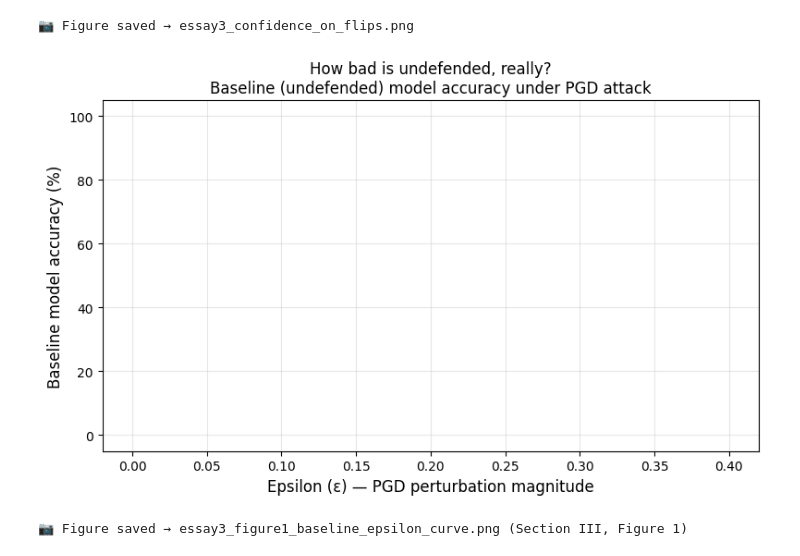
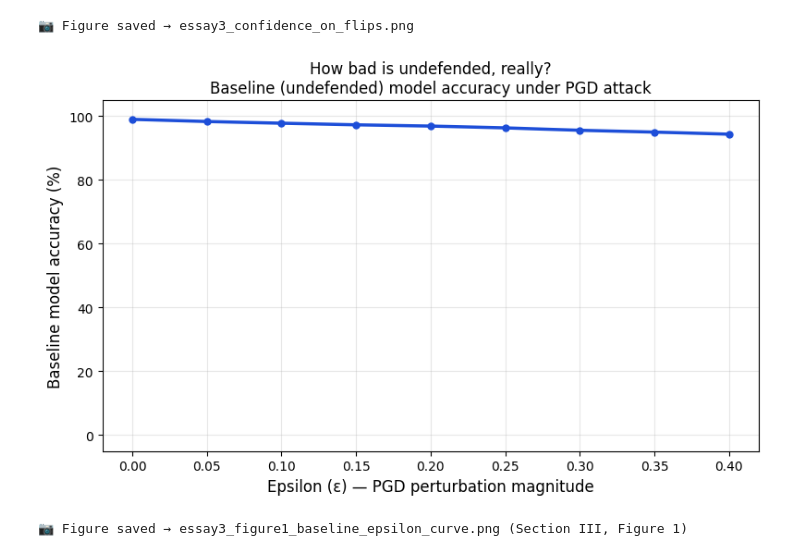
Before and after one commit to Maee127/Adversarial-Notebooks, a Jupyter notebook: #3/Note02_Adversarial_Training_PGD.ipynb, the cells around one changed output. Drawn from its saved outputs; the diff is of its cells as text; code cells hidden in the pictures.

```diff
--- a/#3/Note02_Adversarial_Training_PGD.ipynb
+++ b/#3/Note02_Adversarial_Training_PGD.ipynb
@@ -488,30 +492,10 @@ print(f"   Under PGD (ε=0.3): {pgd_acc_fgsm:.2f}%")
 import matplotlib.pyplot as plt
 import numpy as np
 
-# Get baseline results (assuming you have these from earlier parts)
-# If not, you may need to compute them or load from saved results
-# baseline_clean_acc = 98.5  # Replace with actual baseline clean accuracy
-# baseline_fgsm_acc = 45.0   # Replace with actual baseline FGSM accuracy
-# baseline_pgd_acc = 20.0    # Replace with actual baseline PGD accuracy
-# Collect baseline results (if not already computed)
-# Option 1: Load from previously saved results
-try:
-    baseline_results = torch.load('baseline_results.pth')
-    baseline_clean_acc = baseline_results['clean_acc']
-    baseline_fgsm_acc = baseline_results['fgsm_acc']
-    baseline_pgd_acc = baseline_results['pgd_acc']
-except:
-    # Option 2: Compute baseline if model is available
-    baseline_model = CNN().to(DEVICE)
-    baseline_model.reset_for_input_size(28)
-    # Load baseline model or train it
-    # ... (your baseline model loading code)
-    baseline_clean_acc, _, _ = evaluate_accuracy(baseline_model, test_loader)
-    baseline_fgsm_acc, _, _ = evaluate_accuracy(baseline_model, test_loader,
-                                                 attack_type='fgsm', attack_params=fgsm_params)
-    baseline_pgd_acc, _, _ = evaluate_accuracy(baseline_model, test_loader,
-                                                attack_type='pgd', attack_params=pgd_params)
 
+baseline_clean_acc = clean_acc
+baseline_fgsm_acc = fgsm_acc
+baseline_pgd_acc = pgd_acc
 
 
 # Set up the figure
@@ -562,7 +546,7 @@ ax.set_title('FGSM-Trained Model vs. Baseline Model Performance',
              fontsize=14, fontweight='bold', pad=20)
 ax.set_xticks(x)
 ax.set_xticklabels(models, fontsize=11, fontweight='bold')
-ax.legend(loc='lower left', fontsize=11)
+ax.legend(loc='upper left', fontsize=11)
 ax.grid(True, alpha=0.3, axis='y')
 ax.set_ylim(0, 105)
 
@@ -663,9 +851,9 @@ fgsm_trained_pgd_accs = []
 pgd_trained_pgd_accs = []
 for eps in epsilons:
     if eps == 0.0:
-        baseline_pgd_accs.append(float(clean_acc))
-        fgsm_trained_pgd_accs.append(float(clean_acc_fgsm))
-        pgd_trained_pgd_accs.append(float(clean_acc_pgd))
+        baseline_pgd_accs.append(float(clean_acc_float))
+        fgsm_trained_pgd_accs.append(float(clean_acc_fgsm_float))
+        pgd_trained_pgd_accs.append(float(clean_acc_pgd_float))
     else:
         pgd_params_eps = {'epsilon': eps, 'step_size': 0.01, 'num_steps': 40}
 
@@ -1109,36 +1336,36 @@ print("\n📷 Figure saved → essay3_confidence_on_flips.png")
    A single-curve version of the baseline-only accuracy-vs-epsilon
    plot, isolated from the 3-model comparison in Section VI.
    Requires the Part J fix already applied so that
    `baseline_pgd_accs` contains real accuracy values, not
    confidence scores.
 '''
 fig, ax = plt.subplots(figsize=(8, 5))
 
-ax.plot(epsilons, [a * 100 for a in baseline_pgd_accs],
+ax.plot(epsilons, baseline_pgd_accs,
         color="#1D4ED8", linewidth=2.5, marker="o", markersize=5)
 
 ax.set_xlabel("Epsilon (ε) — PGD perturbation magnitude", fontsize=12)
 ax.set_ylabel("Baseline model accuracy (%)", fontsize=12)
 ax.set_title("How bad is undefended, really?\n"
               "Baseline (undefended) model accuracy under PGD attack",
               fontsize=12)
 ax.set_ylim(-5, 105)
 ax.grid(True, alpha=0.3)
 
 # Annotate the ε=0.3 reference point used throughout the essay
 if 0.3 in epsilons:
     idx_03 = list(epsilons).index(0.3) if not isinstance(epsilons, np.ndarray) else int(np.where(np.isclose(epsilons, 0.3))[0][0])
     ax.axvline(0.3, color="gray", linewidth=1, linestyle=":")
-    ax.annotate(f"{baseline_pgd_accs[idx_03]*100:.2f}% at ε=0.3",
-                xy=(0.3, baseline_pgd_accs[idx_03] * 100),
-                xytext=(0.32, baseline_pgd_accs[idx_03] * 100 + 10),
+    ax.annotate(f"{baseline_pgd_accs[idx_03]:.2f}% at ε=0.3",
+            xy=(0.3, baseline_pgd_accs[idx_03]),
+            xytext=(0.32, baseline_pgd_accs[idx_03] + 10),
                 fontsize=10, color="gray",
                 arrowprops=dict(arrowstyle="->", color="gray", lw=1))
 
 plt.tight_layout()
 plt.savefig("essay3_figure1_baseline_epsilon_curve.png", dpi=150, bbox_inches="tight")
 plt.show()
 print("📷 Figure saved → essay3_figure1_baseline_epsilon_curve.png (Section III, Figure 1)")
 # %% [output]
-[figure, old version]
+[figure, new version]
 📷 Figure saved → essay3_figure1_baseline_epsilon_curve.png (Section III, Figure 1)
```
Also changed, not shown: parts of 13 cells of this notebook, 8 other files.
